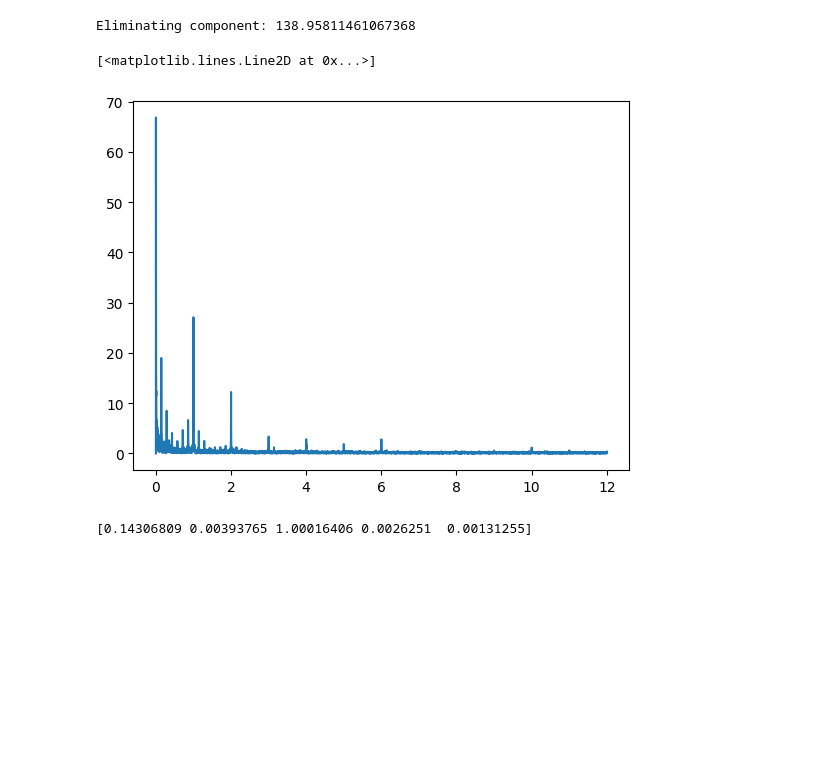
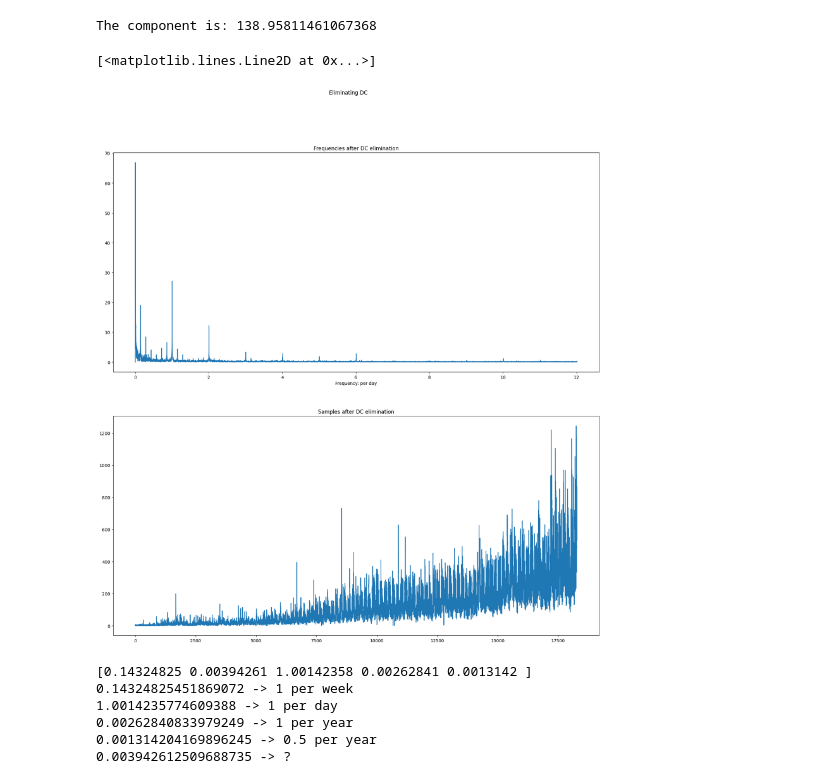
Before and after one commit to visanalexandru/SignalProcessing, a Jupyter notebook: Lab5/lab5.ipynb, the cells around one changed output. Cells and saved outputs as stored; diff of their text form; code cells hidden in the pictures; blank space fills up the shorter version.

```diff
--- a/Lab5/lab5.ipynb
+++ b/Lab5/lab5.ipynb
@@ -27,10 +27,14 @@ Frecventa maxima prezenta in semnal este 12.000656203860666
 # %%
+fig, axs = plt.subplots(1, figsize=(10,10))
+
 # Computing the fourier transform.
 fft = np.fft.fft(samples)
-fft = np.abs(fft / len(samples))
-fft = fft[:len(samples)//2]
-f = frequency/N * np.linspace(0, N/2, N//2)
+fft = np.abs(fft / N)
+fft = fft[:N//2]
+f = frequency/N * np.linspace(0, N//2, N//2)
 
-plt.plot(f, fft)
+axs.set_title("The fourier transform")
+axs.set_xlabel("Frequency: per day")
+axs.plot(f, fft)
 # %% [output]
 [<matplotlib.lines.Line2D at 0x...>]
@@ -38,23 +42,43 @@ plt.plot(f, fft)
 # %%
 # Eliminating the continuous component
+fig, axs = plt.subplots(2, figsize=(20,20))
+fig.suptitle("Eliminating DC")
 
 component = fft[0]
+print(f"The component is: {component}")
 new_samples = samples - component
-print(f"Eliminating component: {component}")
 
-fft = np.fft.fft(new_samples)
-fft = np.abs(fft / N)
-fft = fft[:N//2]
-f = frequency/N * np.linspace(0, N/2, N//2)
-plt.plot(f, fft)
+new_fft = np.fft.fft(new_samples)
+new_fft = np.abs(new_fft / N)
+new_fft = new_fft[:N//2]
+f = frequency/N * np.linspace(0, N//2, N//2)
+
+axs[0].set_title("Frequencies after DC elimination")
+axs[0].set_xlabel("Frequency: per day")
+axs[0].plot(f, new_fft)
+
+
+axs[1].set_title("Samples after DC elimination")
+axs[1].plot(samples)
 # %% [output]
-Eliminating component: 138.95811461067368
+The component is: 138.95811461067368
 [<matplotlib.lines.Line2D at 0x...>]
-[figure, old version]
+[figure, new version]
 # %%
 # Computing the 4 best values in the fft.
-idx = np.argsort(fft)[-5:]
+idx = np.argsort(new_fft)[-5:]
 results = f[idx]
 print(results)
+
+print(str(results[0])+ " -> 1 per week")
+print(str(results[2])+ " -> 1 per day")
+print(str(results[3])+ " -> 1 per year")
+print(str(results[4])+ " -> 0.5 per year")
+print(str(results[1])+ " -> ?")
 # %% [output]
-[0.14306809 0.00393765 1.00016406 0.0026251  0.00131255]
+[0.14324825 0.00394261 1.00142358 0.00262841 0.0013142 ]
+0.14324825451869072 -> 1 per week
+1.0014235774609388 -> 1 per day
+0.00262840833979249 -> 1 per year
+0.001314204169896245 -> 0.5 per year
+0.003942612509688735 -> ?
```
Also changed, not shown: parts of 5 cells of this notebook.
